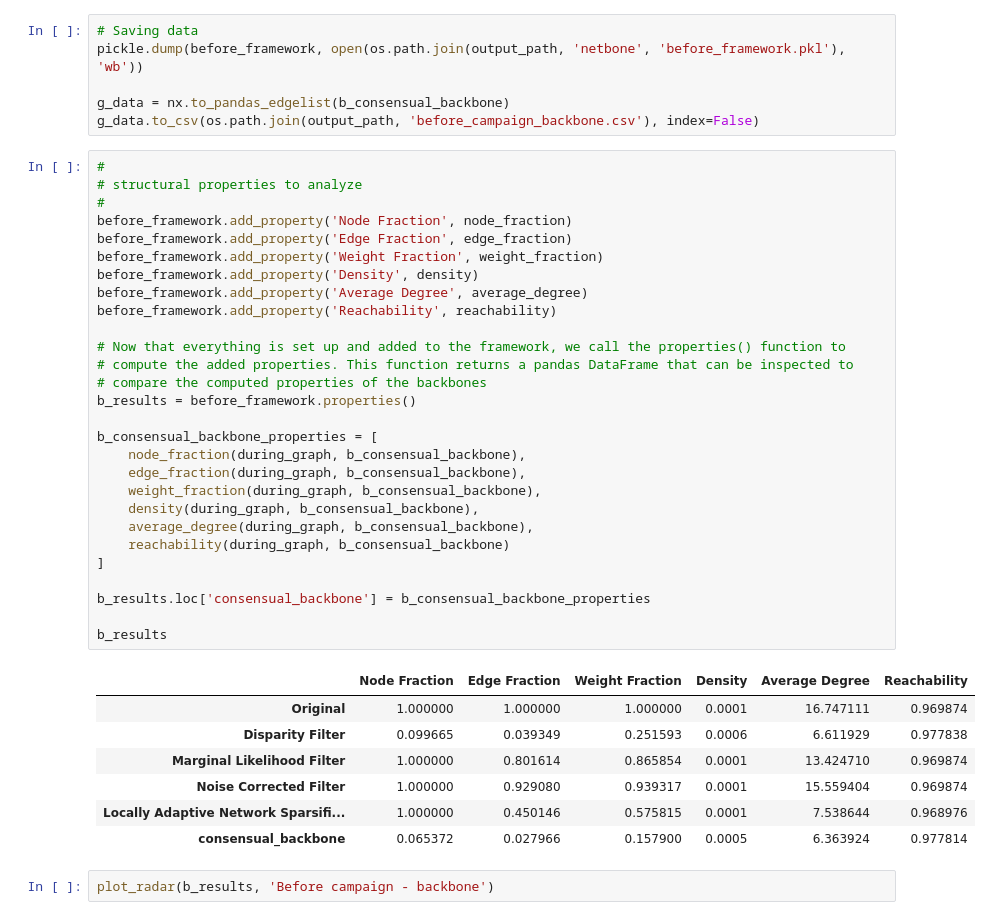
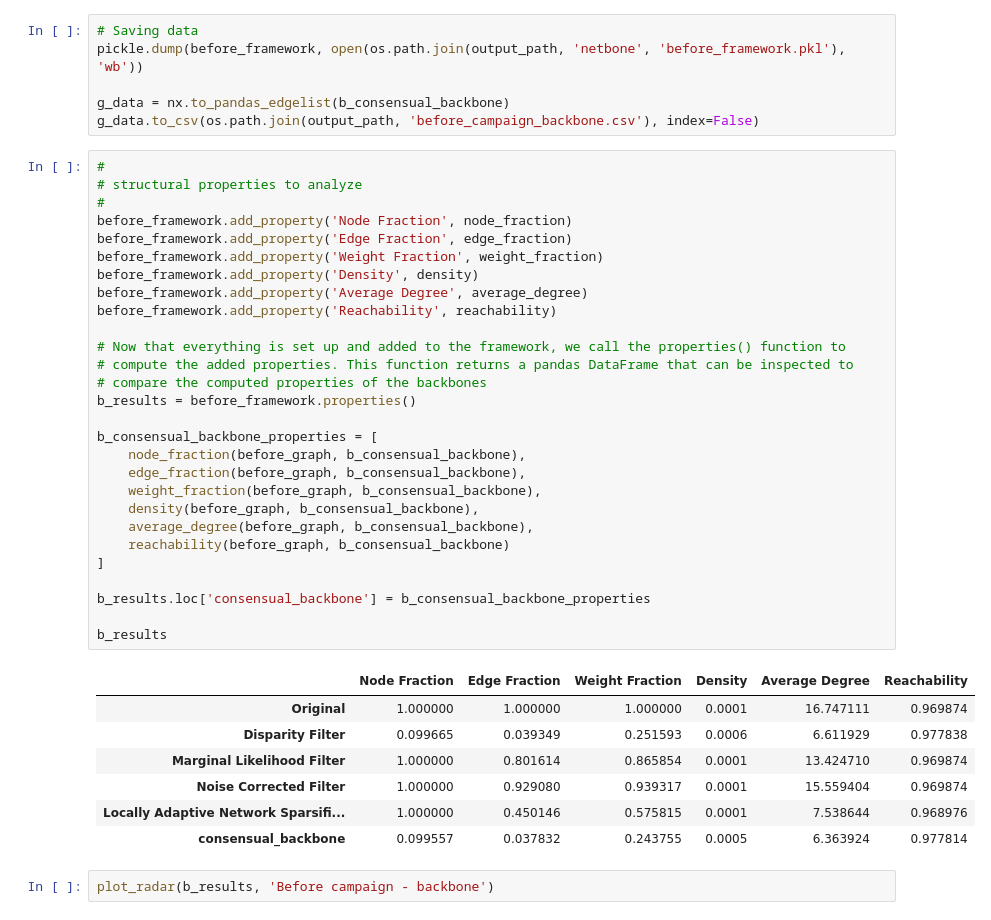
Before and after one commit to ariannap13/hidden-swing-voters, a Jupyter notebook: src/SNAM/network_creation/network_backboning.ipynb, the cells around one changed output. Drawn from its saved outputs; the diff is of its cells as text.

```diff
--- a/src/SNAM/network_creation/network_backboning.ipynb
+++ b/src/SNAM/network_creation/network_backboning.ipynb
@@ -247,39 +247,39 @@ g_data.to_csv(os.path.join(output_path, 'before_campaign_backbone.csv'), index=F
 # %%
 #
 # structural properties to analyze
 #
 before_framework.add_property('Node Fraction', node_fraction)
 before_framework.add_property('Edge Fraction', edge_fraction)
 before_framework.add_property('Weight Fraction', weight_fraction)
 before_framework.add_property('Density', density)
 before_framework.add_property('Average Degree', average_degree)
 before_framework.add_property('Reachability', reachability)
 
 # Now that everything is set up and added to the framework, we call the properties() function to
 # compute the added properties. This function returns a pandas DataFrame that can be inspected to
 # compare the computed properties of the backbones
 b_results = before_framework.properties()
 
 b_consensual_backbone_properties = [
-    node_fraction(during_graph, b_consensual_backbone),
-    edge_fraction(during_graph, b_consensual_backbone),
-    weight_fraction(during_graph, b_consensual_backbone),
-    density(during_graph, b_consensual_backbone),
-    average_degree(during_graph, b_consensual_backbone),
-    reachability(during_graph, b_consensual_backbone)
+    node_fraction(before_graph, b_consensual_backbone),
+    edge_fraction(before_graph, b_consensual_backbone),
+    weight_fraction(before_graph, b_consensual_backbone),
+    density(before_graph, b_consensual_backbone),
+    average_degree(before_graph, b_consensual_backbone),
+    reachability(before_graph, b_consensual_backbone)
 ]
 
 b_results.loc['consensual_backbone'] = b_consensual_backbone_properties
 
 b_results
 # %% [output]
 |  | Node Fraction | Edge Fraction | Weight Fraction | Density | Average Degree | Reachability |
 | Original | 1.000000 | 1.000000 | 1.000000 | 0.0001 | 16.747111 | 0.969874 |
 | Disparity Filter | 0.099665 | 0.039349 | 0.251593 | 0.0006 | 6.611929 | 0.977838 |
 | Marginal Likelihood Filter | 1.000000 | 0.801614 | 0.865854 | 0.0001 | 13.424710 | 0.969874 |
 | Noise Corrected Filter | 1.000000 | 0.929080 | 0.939317 | 0.0001 | 15.559404 | 0.969874 |
 | Locally Adaptive Network Sparsifi... | 1.000000 | 0.450146 | 0.575815 | 0.0001 | 7.538644 | 0.968976 |
-| consensual_backbone | 0.065372 | 0.027966 | 0.157900 | 0.0005 | 6.363924 | 0.977814 |
+| consensual_backbone | 0.099557 | 0.037832 | 0.243755 | 0.0005 | 6.363924 | 0.977814 |
 # %%
 plot_radar(b_results, 'Before campaign - backbone')
 # %% [output]
```
Also changed, not shown: 1 other file.
